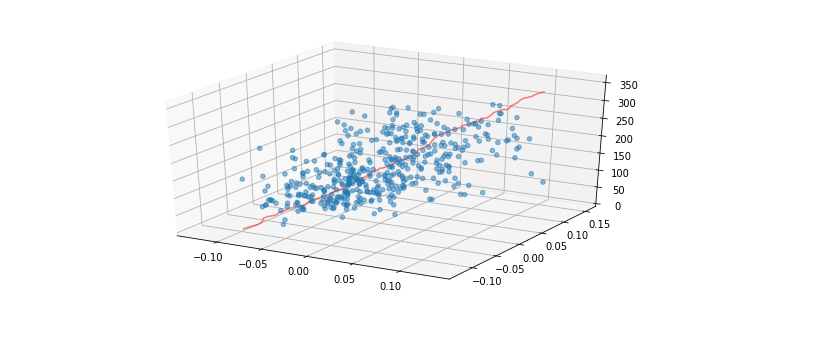
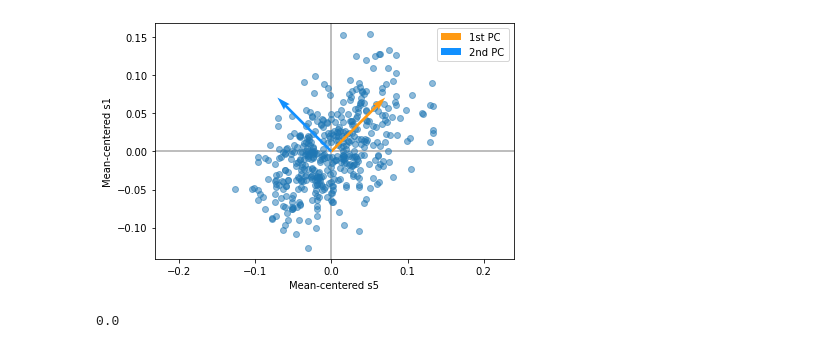
Before and after one commit to Tstrebe2/predicting-text-difficulty, a Jupyter notebook: pca-example.ipynb, the cells around one changed output. Drawn from its saved outputs; the diff is of its cells as text; code cells hidden in the pictures.

```diff
--- a/pca-example.ipynb
+++ b/pca-example.ipynb
@@ -39,17 +2,0 @@ print(pca[0].explained_variance_ratio_)
-# %%
-model = make_pipeline(StandardScaler(), PCA(n_components=1))
-
-X_pca = model.fit_transform(X[[f1]].join(y))
-X_inverse = model.inverse_transform(X_pca)
-pca = model['pca']
-
-fig, (ax1, ax2) = plt.subplots(ncols=2, figsize=(12, 5))
-ax1.scatter(X[f1], y, alpha=0.5)
-ax1.plot(X_inverse[:, 0], X_inverse[:, 1], c='r')
-
-x = np.linspace(np.min(X[f1]), np.max(X[f1]), X.shape[0])
-a, b = np.polyfit(X[f1].values, y.values, 1)
-y_hat = a*x + b
-
-ax2.scatter(X[f1], y, alpha=0.5)
-ax2.plot(x, y_hat, color='r')
@@ -59,14 +3,45 @@ ax2.plot(x, y_hat, color='r')
-# %%
-model = make_pipeline(StandardScaler(), PCA(n_components=2))
-
-X_pca = model.fit_transform(X[[f1, f2]].join(y))
-X_inverse = model.inverse_transform(X_pca)
-pca = model['pca']
-
-fig = plt.figure(figsize=(10, 5))
-ax = plt.axes(projection='3d')
-ax.scatter3D(X[f1], X[f2], y, alpha=0.5)
-ax.plot3D(np.sort(X_inverse[:, 0]), np.sort(X_inverse[:, 1]), np.sort(X_inverse[:, 2]), c='r', alpha=.5)
-fig.show()
-# %% [output]
-[figure, removed]
+# %%
+from sklearn.datasets import load_diabetes
+import numpy as np
+import matplotlib.pyplot as plt
+# The diabetes dataset from Sci-kit learn comes pre-standardized.
+X, y = load_diabetes(return_X_y=True, as_frame=True)
+# We'll take the features S5, and S1 from the diabetes dataset to demonstrate
+# how PCA optomizes vectors to minimize l2 error and maximize variance
+# in lower dimensions.
+f1, f2 = 's5', 's1'
+# We will mean-center the data to create a 0-centered origin.
+X_centered = X[[f1, f2]].values - X[[f1, f2]].values.mean()
+
+eig_vals, eig_vecs = np.linalg.eig(X_centered.T.dot(X_centered))
+eig_vecs = eig_vecs.T
+
+orange = '#FF9A13'
+blue = '#1190FF'
+colors = [orange, blue]
+labels = ['1st PC', '2nd PC']
+
+plt.scatter(X_centered[:, 0], X_centered[:, 1], alpha=.5)
+plt.gca().set_aspect('equal', 'datalim')
+plt.axvline(x=0, color='#A9A9A9', zorder=0)
+plt.axhline(y=0, color='#A9A9A9', zorder=0)
+
+
+for i in range(len(eig_vecs)):
+  x = np.concatenate([[0, 0], eig_vecs[i]])
+  plt.quiver([x[0]], [x[1]], [x[2]], [x[3]],
+              angles='xy', scale_units='xy', scale=10,
+              color=colors[i], label=labels[i] ,alpha=1)
+
+plt.xlabel(f'Mean-centered {f1}')
+plt.ylabel(f'Mean-centered {f2}')
+plt.legend()
+plt.tight_layout()
+# %% [output]
+[figure, added]
+# %%
+# The dot product of the first two principal components is zero which
+# suggests they are orthogonal
+eig_vecs[0].dot(eig_vecs[1])/(np.linalg.norm(eig_vecs[0])*np.linalg.norm(eig_vecs[1]))
+# %% [output]
+0.0
```
Also changed, not shown: parts of 5 cells of this notebook.
